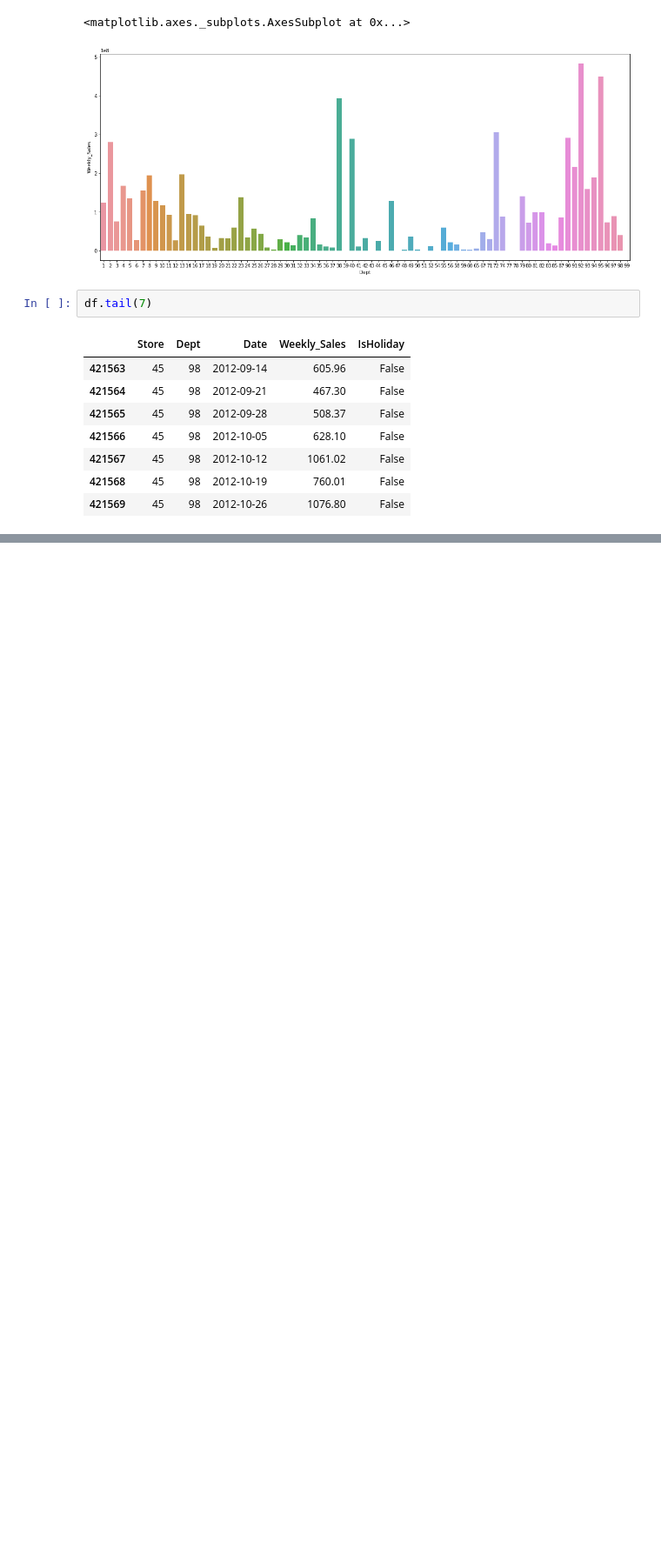
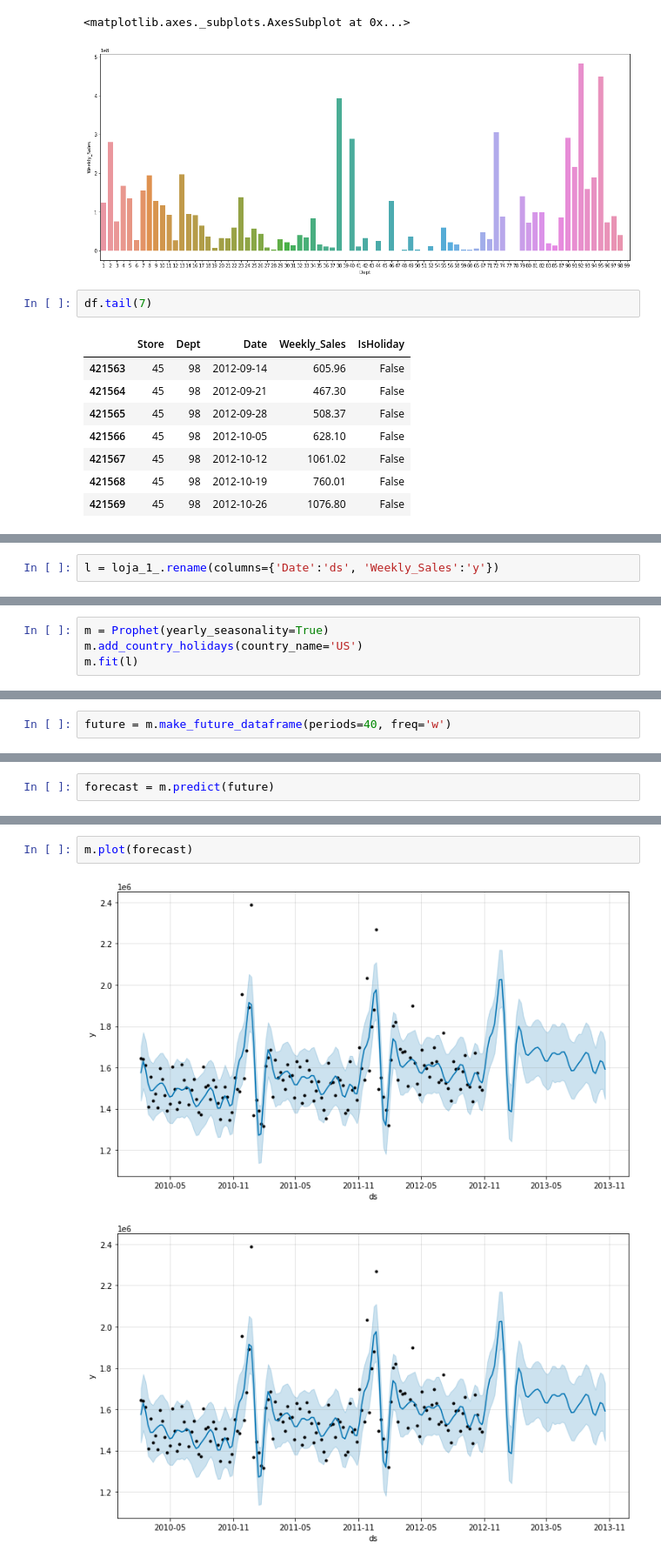
Before and after one commit to naokityokoyama/infnet, a Jupyter notebook: infnet_projeto_final.ipynb, the cells around one changed output, grey strips where cells are left out. Shown at 87% size. Drawn from its saved outputs; the diff is of its cells as text; blank space fills up the shorter version.

```diff
--- a/infnet_projeto_final.ipynb
+++ b/infnet_projeto_final.ipynb
@@ -334,0 +403,2 @@ df.tail(7)
+# %%
+l = loja_1_.rename(columns={'Date':'ds', 'Weekly_Sales':'y'})
@@ -334,0 +416,4 @@ df.tail(7)
+# %%
+m = Prophet(yearly_seasonality=True)
+m.add_country_holidays(country_name='US')
+m.fit(l)
@@ -334,0 +424,2 @@ df.tail(7)
+# %%
+future = m.make_future_dataframe(periods=40, freq='w')
@@ -334,0 +440,2 @@ df.tail(7)
+# %%
+forecast = m.predict(future)
@@ -334,0 +474,5 @@ df.tail(7)
+# %%
+m.plot(forecast)
+# %% [output]
+[figure, added]
+[figure, added]
```
Also changed, not shown: parts of 33 cells of this notebook.
